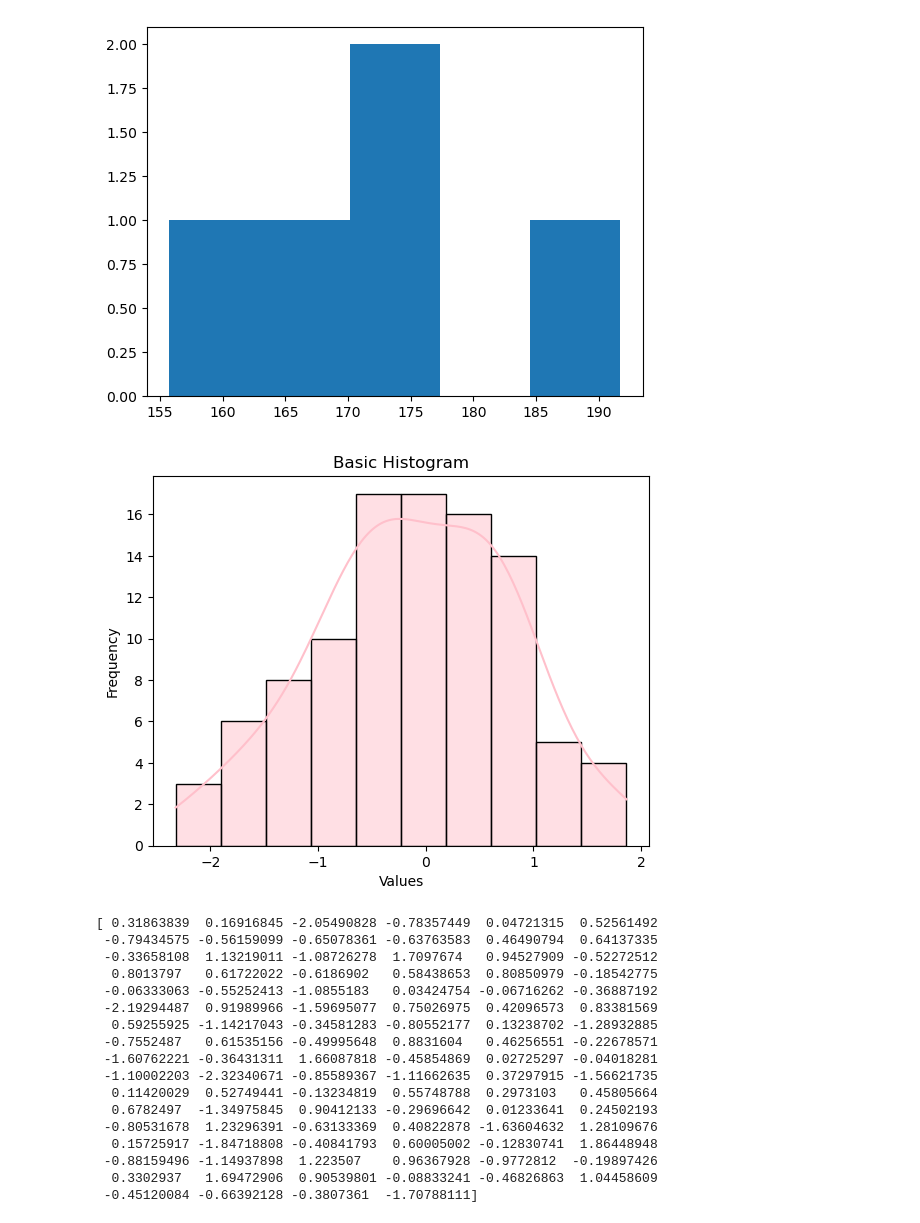
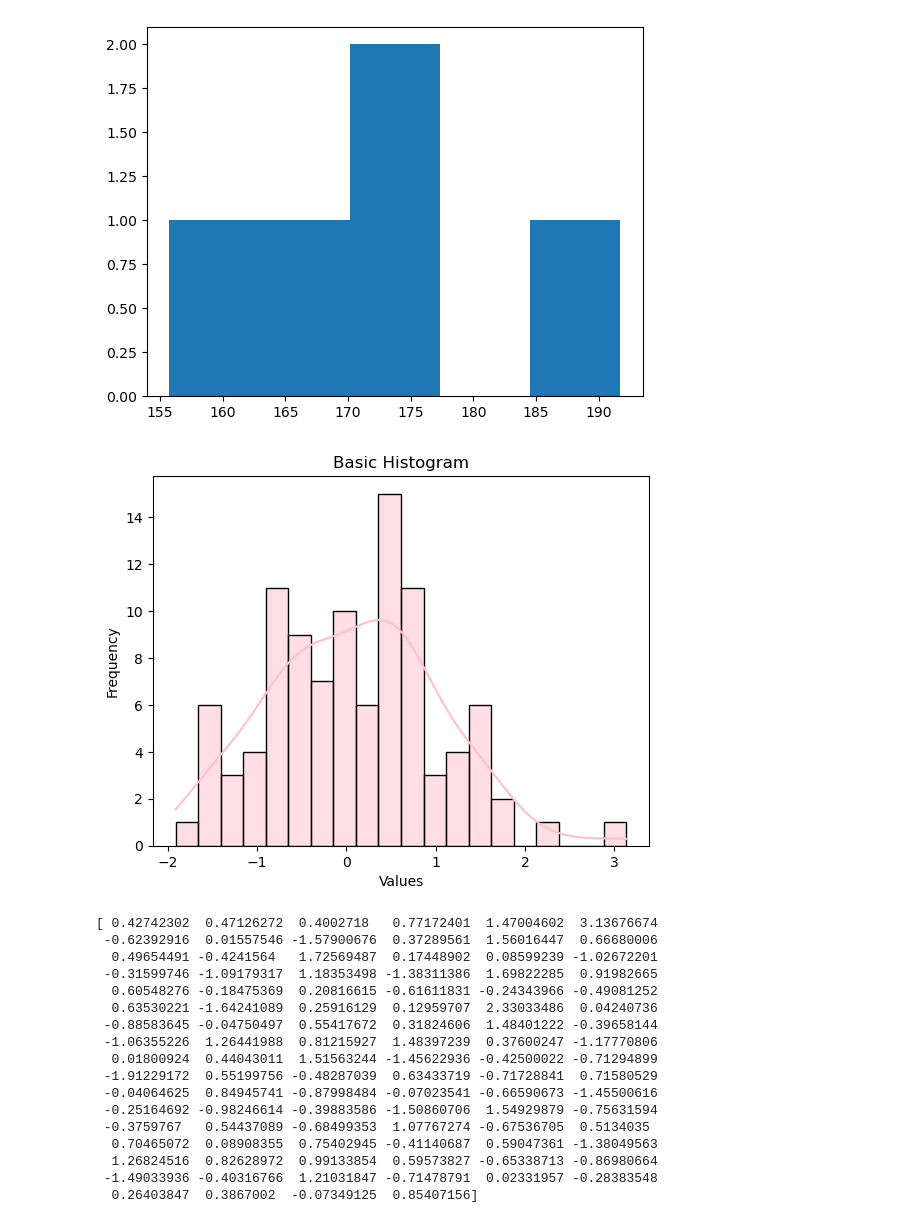
Before and after one commit to azartechnet/SanjithaBatch, a Jupyter notebook: Matplotlib.ipynb, the cells around one changed output. Saved outputs shown, nothing was run; the diff lists cells and outputs as text; code cells hidden in the pictures.

```diff
--- a/Matplotlib.ipynb
+++ b/Matplotlib.ipynb
@@ -224,32 +224,32 @@ plt.show()
 # %%
 import seaborn as sns
 import matplotlib.pyplot as plt
 import numpy as np
 
 data = np.random.randn(100)
 
-sns.histplot(data, color="pink", edgecolor='black', bins=10, kde=True)
+sns.histplot(data, color="pink", edgecolor='black', bins=20, kde=True)
 plt.xlabel("Values")
 plt.ylabel('Frequency')
 plt.title("Basic Histogram")
 plt.show()
 print(data)
 # %% [output]
-[figure, old version]
+[figure, new version]
-[ 0.31863839  0.16916845 -2.05490828 -0.78357449  0.04721315  0.52561492
- -0.79434575 -0.56159099 -0.65078361 -0.63763583  0.46490794  0.64137335
- -0.33658108  1.13219011 -1.08726278  1.7097674   0.94527909 -0.52272512
-  0.8013797   0.61722022 -0.6186902   0.58438653  0.80850979 -0.18542775
- -0.06333063 -0.55252413 -1.0855183   0.03424754 -0.06716262 -0.36887192
- -2.19294487  0.91989966 -1.59695077  0.75026975  0.42096573  0.83381569
-  0.59255925 -1.14217043 -0.34581283 -0.80552177  0.13238702 -1.28932885
- -0.7552487   0.61535156 -0.49995648  0.8831604   0.46256551 -0.22678571
- -1.60762221 -0.36431311  1.66087818 -0.45854869  0.02725297 -0.04018281
- -1.10002203 -2.32340671 -0.85589367 -1.11662635  0.37297915 -1.56621735
-  0.11420029  0.52749441 -0.13234819  0.55748788  0.2973103   0.45805664
-  0.6782497  -1.34975845  0.90412133 -0.29696642  0.01233641  0.24502193
- -0.80531678  1.23296391 -0.63133369  0.40822878 -1.63604632  1.28109676
-  0.15725917 -1.84718808 -0.40841793  0.60005002 -0.12830741  1.86448948
- -0.88159496 -1.14937898  1.223507    0.96367928 -0.9772812  -0.19897426
-  0.3302937   1.69472906  0.90539801 -0.08833241 -0.46826863  1.04458609
- -0.45120084 -0.66392128 -0.3807361  -1.70788111]
+[ 0.42742302  0.47126272  0.4002718   0.77172401  1.47004602  3.13676674
+ -0.62392916  0.01557546 -1.57900676  0.37289561  1.56016447  0.66680006
+  0.49654491 -0.4241564   1.72569487  0.17448902  0.08599239 -1.02672201
+ -0.31599746 -1.09179317  1.18353498 -1.38311386  1.69822285  0.91982665
+  0.60548276 -0.18475369  0.20816615 -0.61611831 -0.24343966 -0.49081252
+  0.63530221 -1.64241089  0.25916129  0.12959707  2.33033486  0.04240736
+ -0.88583645 -0.04750497  0.55417672  0.31824606  1.48401222 -0.39658144
+ -1.06355226  1.26441988  0.81215927  1.48397239  0.37600247 -1.17770806
+  0.01800924  0.44043011  1.51563244 -1.45622936 -0.42500022 -0.71294899
+ -1.91229172  0.55199756 -0.48287039  0.63433719 -0.71728841  0.71580529
+ -0.04064625  0.84945741 -0.87998484 -0.07023541 -0.66590673 -1.45500616
+ -0.25164692 -0.98246614 -0.39883586 -1.50860706  1.54929879 -0.75631594
+ -0.3759767   0.54437089 -0.68499353  1.07767274 -0.67536705  0.5134035
+  0.70465072  0.08908355  0.75402945 -0.41140687  0.59047361 -1.38049563
+  1.26824516  0.82628972  0.99133854  0.59573827 -0.65338713 -0.86980664
+ -1.49033936 -0.40316766  1.21031847 -0.71478791  0.02331957 -0.28383548
+  0.26403847  0.3867002  -0.07349125  0.85407156]
```
Also changed, not shown: parts of 2 cells of this notebook.
